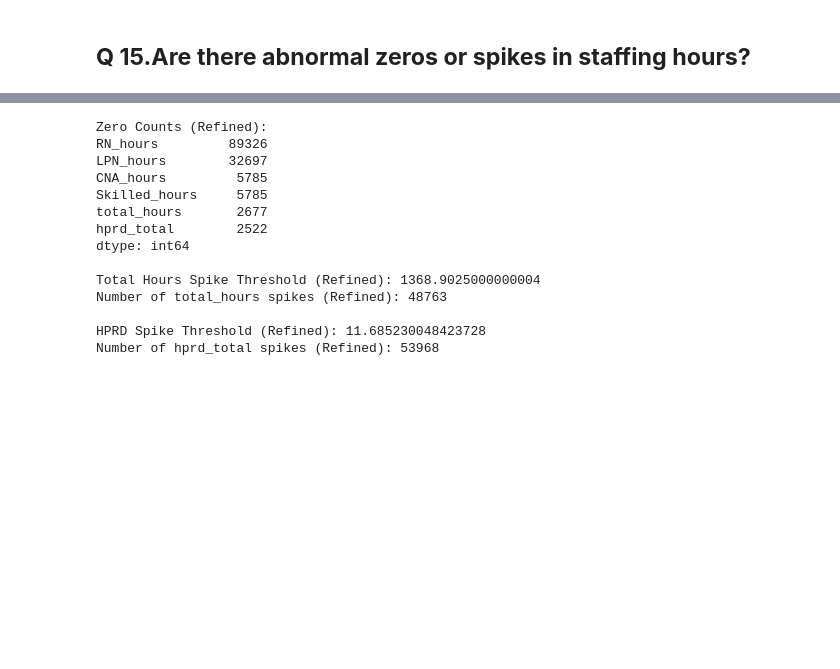
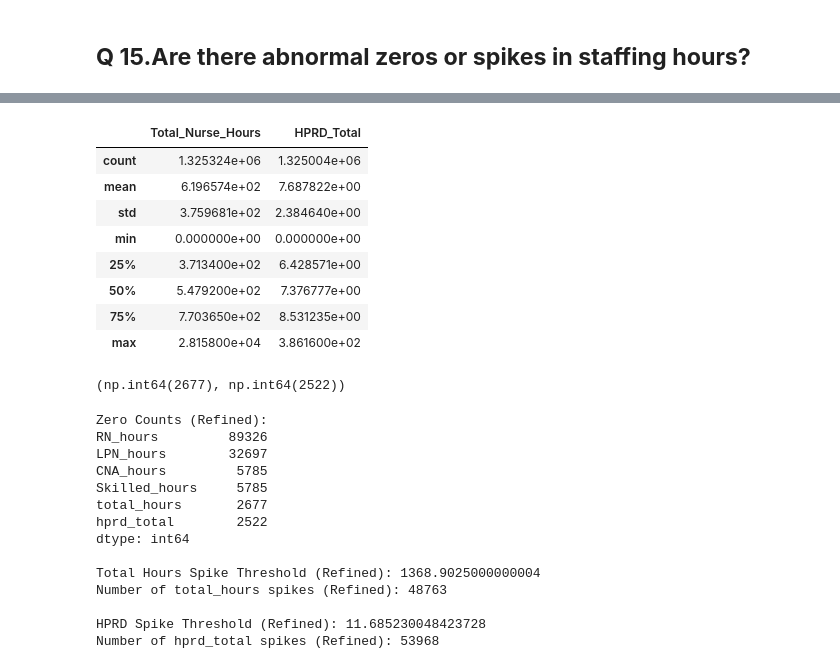
Before and after one commit to Veritasdataservices/PBJ_Daily_Nurse_Staffing_Q2_2024, a Jupyter notebook: PBJ_Daily_Nurse_Staffing_Q2_2024_final.ipynb, the cells around one changed output, grey strips where cells are left out. Drawn from its saved outputs; the diff is of its cells as text; code cells hidden in the pictures; blank space fills up the shorter version.

```diff
--- a/PBJ_Daily_Nurse_Staffing_Q2_2024_final.ipynb
+++ b/PBJ_Daily_Nurse_Staffing_Q2_2024_final.ipynb
@@ -3771,3 +3795,22 @@ This strong completeness ensures trustworthy facility-level staffing metrics, su
+# %%
+df[['Total_Nurse_Hours', 'HPRD_Total']].describe()
+# %% [output]
+|  | Total_Nurse_Hours | HPRD_Total |
+| count | 1.325324e+06 | 1.325004e+06 |
+| mean | 6.196574e+02 | 7.687822e+00 |
+| std | 3.759681e+02 | 2.384640e+00 |
+| min | 0.000000e+00 | 0.000000e+00 |
+| 25% | 3.713400e+02 | 6.428571e+00 |
+| 50% | 5.479200e+02 | 7.376777e+00 |
+| 75% | 7.703650e+02 | 8.531235e+00 |
+| max | 2.815800e+04 | 3.861600e+02 |
+# %%
+zero_total_hours = (df['Total_Nurse_Hours'] == 0).sum()
+zero_hprd_total = (df['HPRD_Total'] == 0).sum()
+
+zero_total_hours, zero_hprd_total
+# %% [output]
+(np.int64(2677), np.int64(2522))
 # %%
 # ---------------------------------------------------------
 # Q15 — Refined Calculation (Excluding NA and Med Aide Hours)
```
Also changed, not shown: parts of 11 cells of this notebook, 2 other files.
